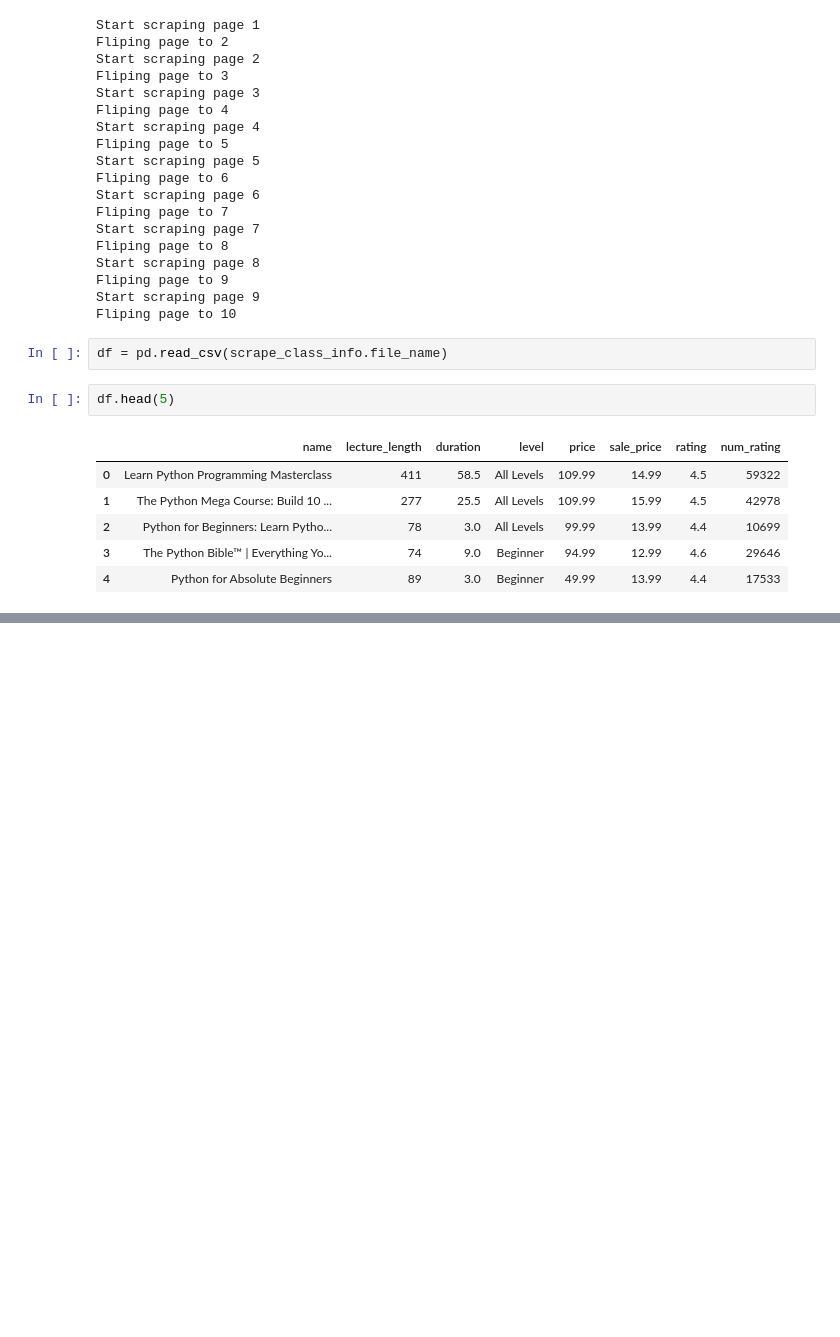
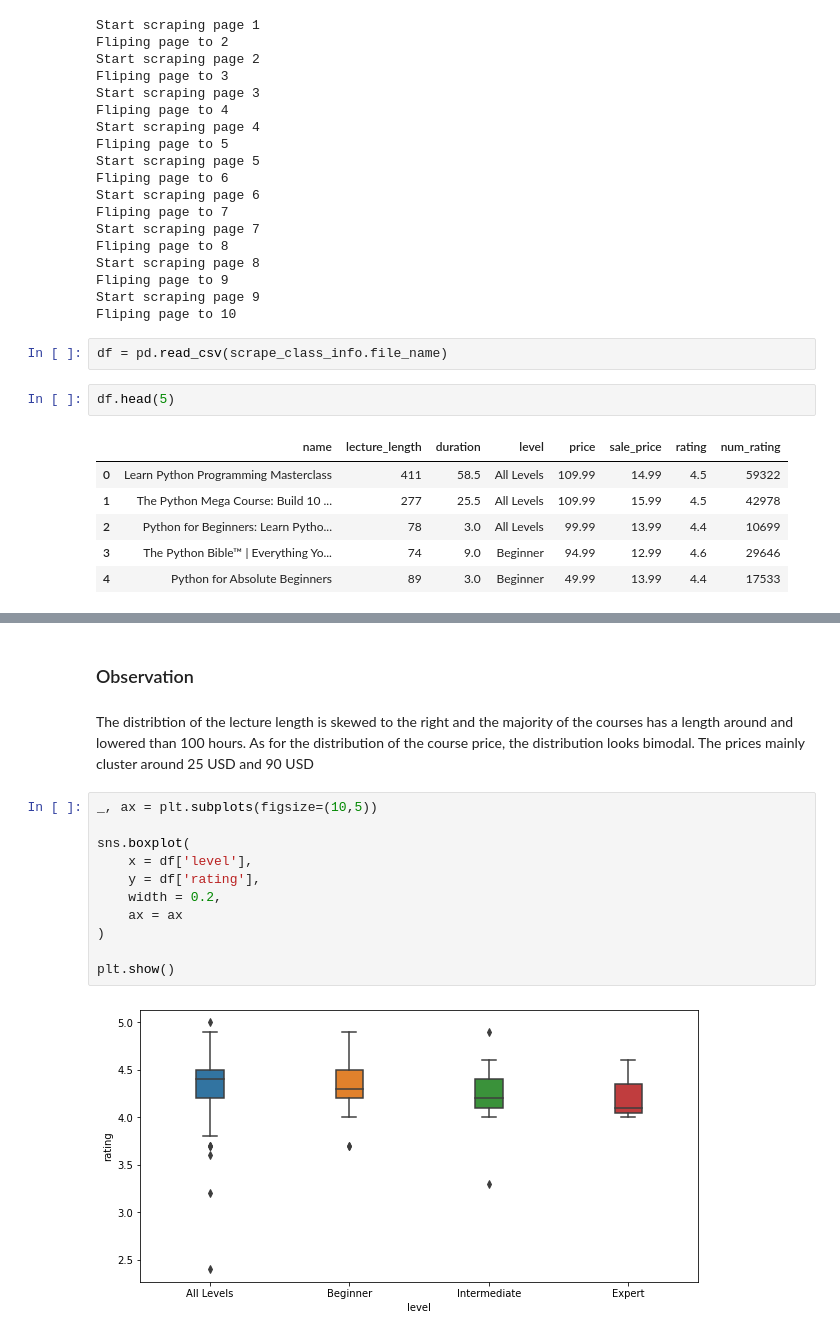
Before and after one commit to heiheychan/udemyscrape.github.io, a Jupyter notebook: index.py.ipynb, the cells around one changed output, grey strips where cells are left out. Saved outputs shown, nothing was run; the diff lists cells and outputs as text; blank space fills up the shorter version.

```diff
--- a/index.py.ipynb
+++ b/index.py.ipynb
@@ -168,0 +176,17 @@ df.drop(index=df[df.duration == df.duration.max()].index).plot.scatter(x='lectur
+# %% [markdown]
+### Observation
+# %% [markdown]
+The distribtion of the lecture length is skewed to the right and the majority of the courses has a length around and lowered than 100 hours. As for the distribution of the course price, the distribution looks bimodal. The prices mainly cluster around 25 USD and 90 USD
+# %%
+_, ax = plt.subplots(figsize=(10,5))
+
+sns.boxplot(
+    x = df['level'],
+    y = df['rating'],
+    width = 0.2,
+    ax = ax
+)
+
+plt.show()
+# %% [output]
+[figure, added]
```
Also changed, not shown: parts of 14 cells of this notebook, 1 other file.
